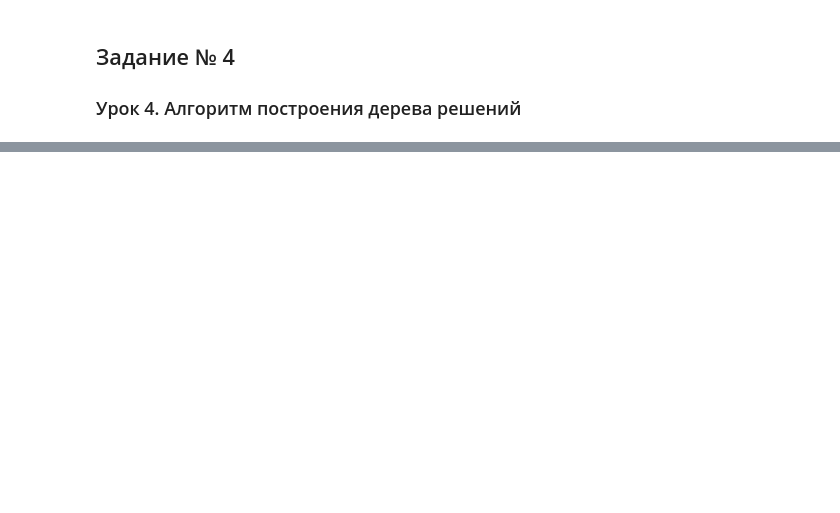
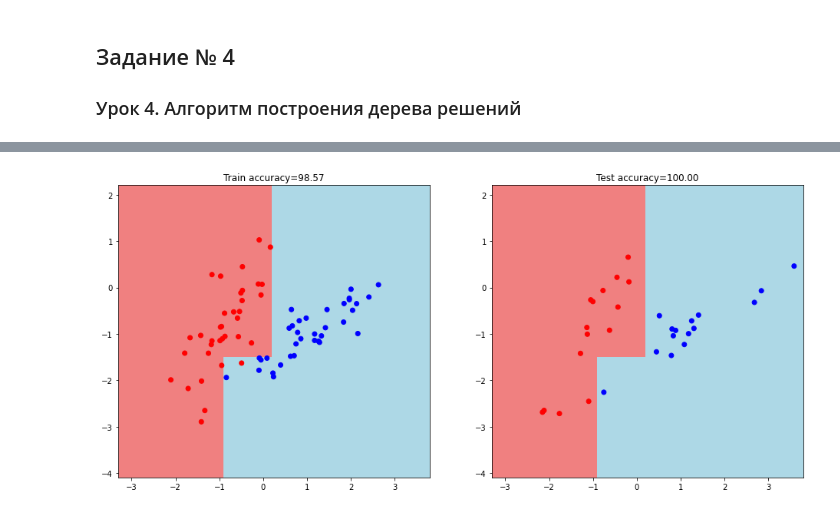
Before and after one commit to alex-chin/gb_data_analysis, a Jupyter notebook: homeworks/home04/home04.ipynb, the cells around one changed output, grey strips where cells are left out. Cells and saved outputs as stored; diff of their text form; code cells hidden in the pictures; blank space fills up the shorter version.

```diff
--- a/homeworks/home04/home04.ipynb
+++ b/homeworks/home04/home04.ipynb
@@ -10,0 +323,5 @@
+# %%
+my_tree = build_tree(train_data, train_labels, max_depth=3)
+show_ds(train_data,  train_labels, test_data,test_labels, my_tree)
+# %% [output]
+[figure, added]
```
Also changed, not shown: parts of 28 cells of this notebook.
